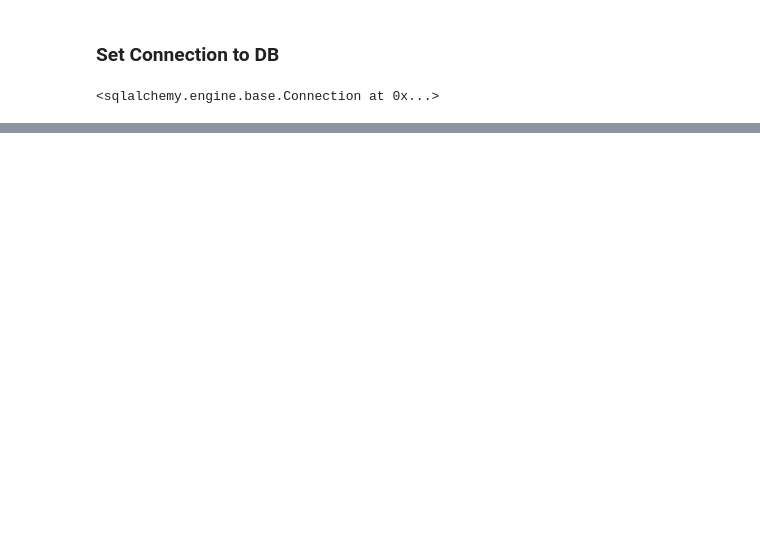
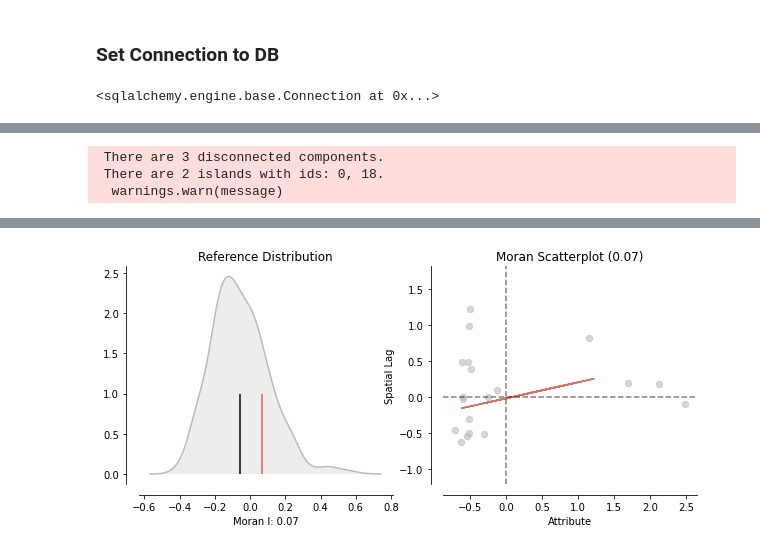
Before and after one commit to meiguan/yelp_abcs, a Jupyter notebook: stag/takeout_apps_nyc.ipynb, the cells around one changed output, grey strips where cells are left out. Drawn from its saved outputs; the diff is of its cells as text; code cells hidden in the pictures; blank space fills up the shorter version.

Commit message:
add files to twitter project

```diff
--- a/stag/takeout_apps_nyc.ipynb
+++ b/stag/takeout_apps_nyc.ipynb
@@ -128,0 +176,2 @@ df
+# %%
+tweets = pd.read_sql('''SELECT * FROM stag.twitter_results''', conn, parse_dates=True)
@@ -128,0 +338,17 @@ df
+# %%
+y = resPuma['adj_pct_pop']
+w = Queen.from_dataframe(resPuma)
+w.transform = 'r'
+
+moran = Moran(y, w)
+print("The Global Moran's I for {app} is {morani} and the p-value is {p}".format(app = 'Across All Food Delivery Applications',
+                                                                                     morani = round(moran.I, 5),
+                                                                                     p = round(moran.p_sim,5)))
+
+plot_moran(moran, zstandard=True, figsize=(10,4))
+plt.show()
+f.savefig('./foodapp/moran.png')
+# %% [output]
+ There are 3 disconnected components.
+ There are 2 islands with ids: 0, 18.
+  warnings.warn(message)
@@ -128,0 +358 @@ df
+[figure, added]
```
Also changed, not shown: parts of 39 cells of this notebook, 15 other files.
